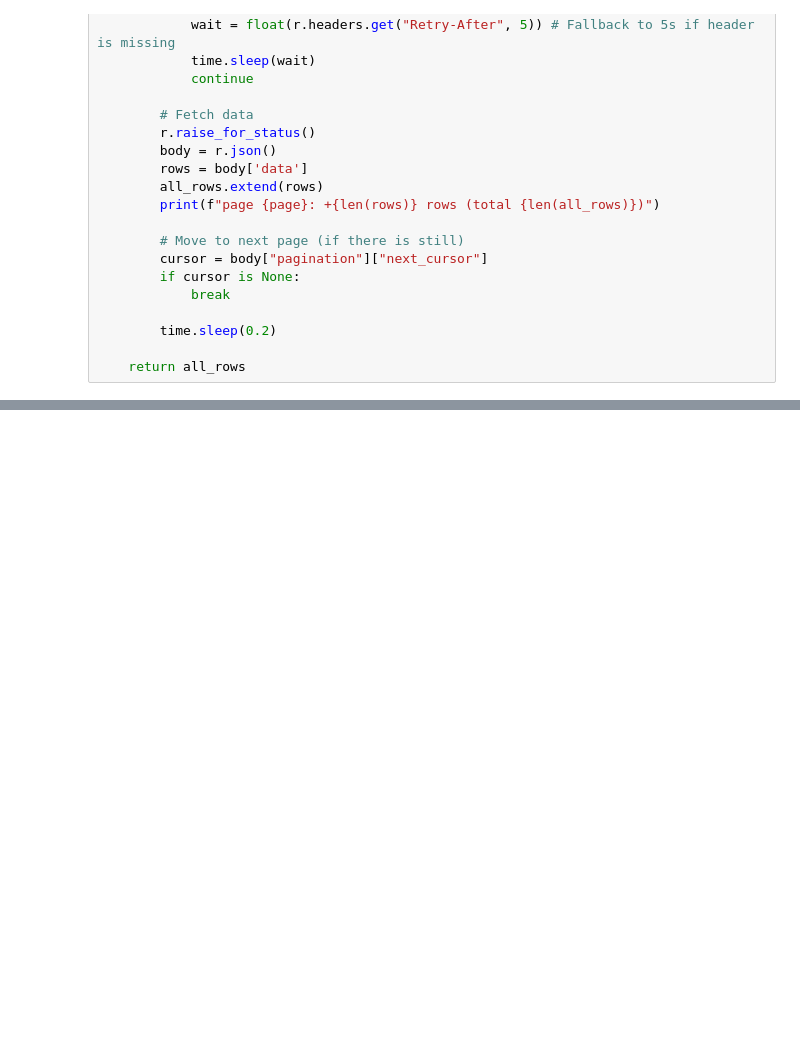
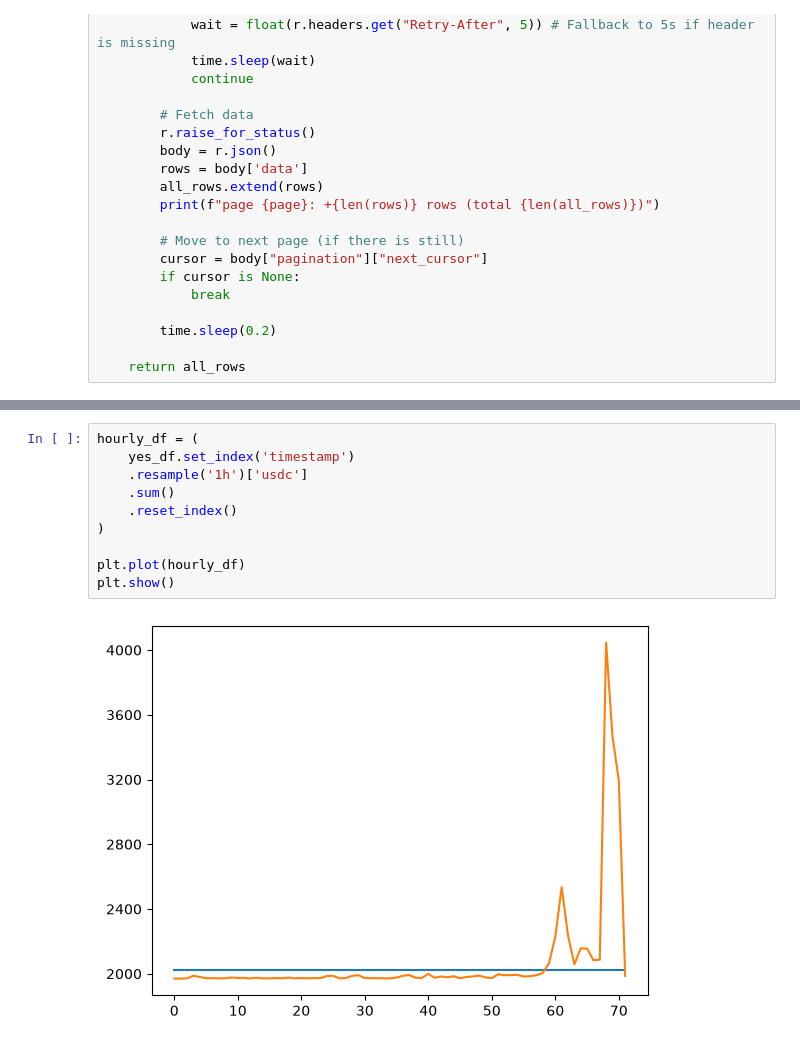
Before and after one commit to Antoinechss/Polymarket-coalition-detection, a Jupyter notebook: axiom_case.ipynb, the cells around one changed output, grey strips where cells are left out. Drawn from its saved outputs; the diff is of its cells as text; blank space fills up the shorter version.

```diff
--- a/axiom_case.ipynb
+++ b/axiom_case.ipynb
@@ -62,0 +122,12 @@ AttributeError: 'str' object has no attribute 'exists'
+# %%
+hourly_df = (
+    yes_df.set_index('timestamp')
+    .resample('1h')['usdc']
+    .sum()
+    .reset_index()
+)
+
+plt.plot(hourly_df)
+plt.show()
+# %% [output]
+[figure, added]
```
Also changed, not shown: parts of 11 cells of this notebook.
